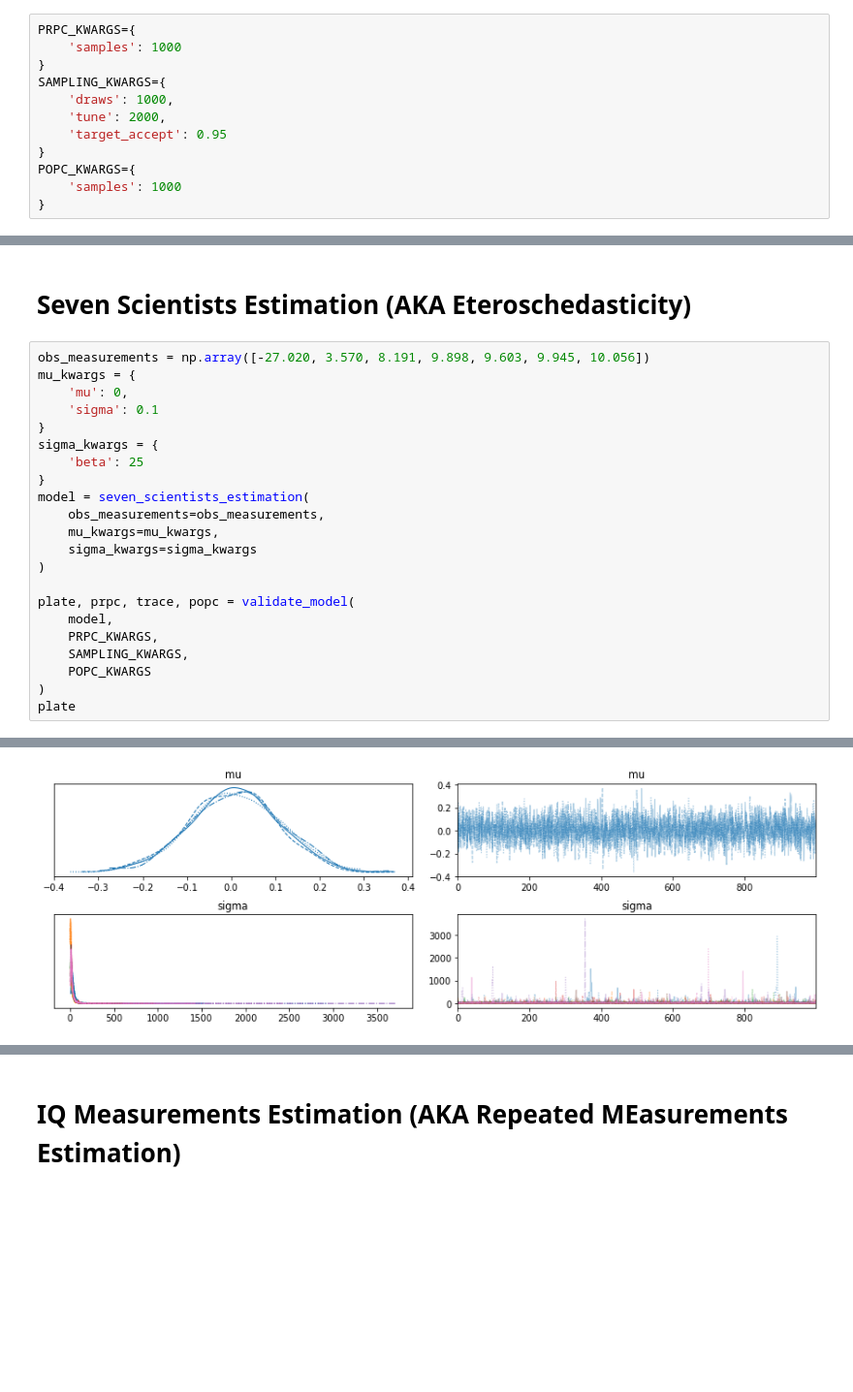
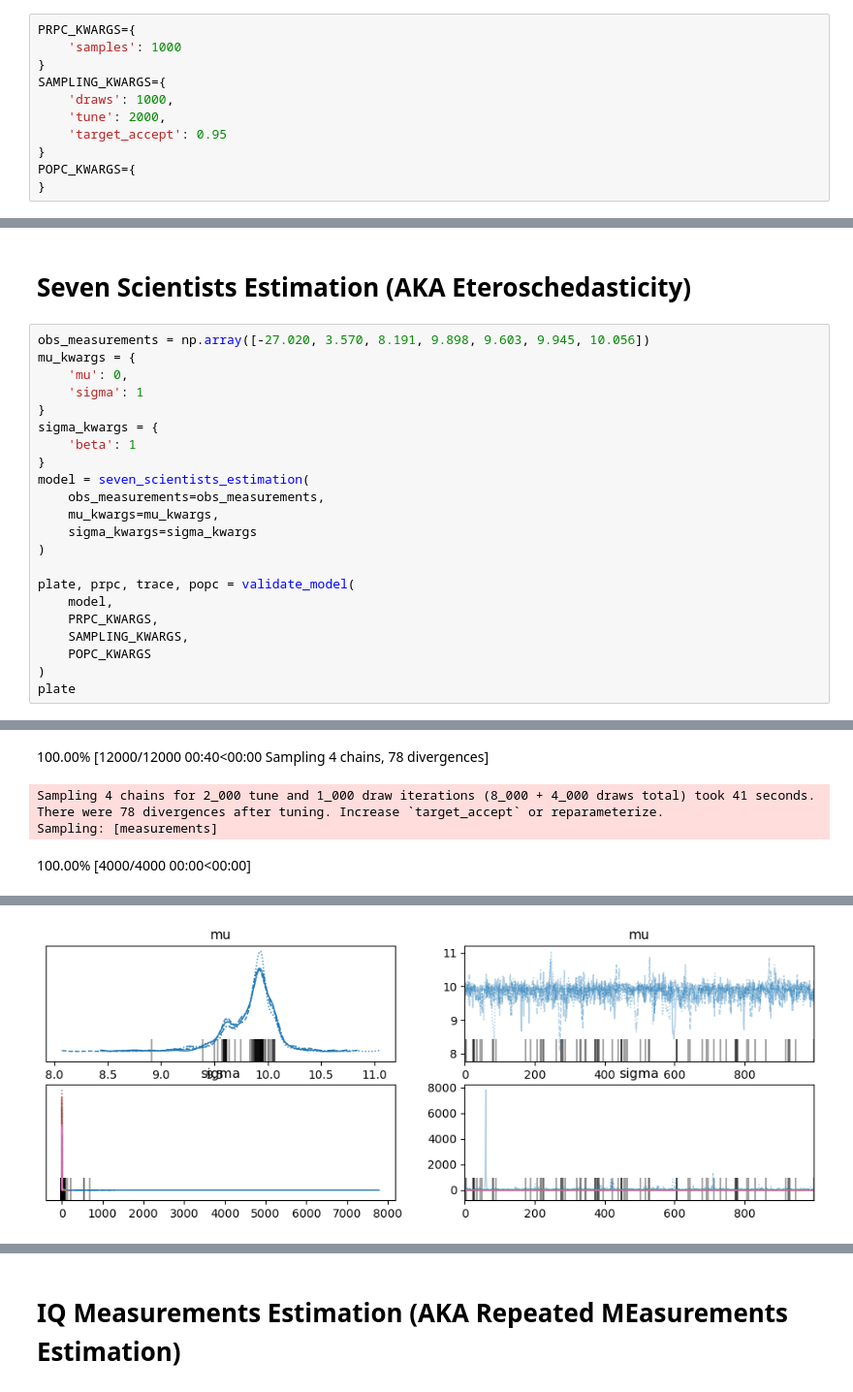
Before and after one commit to vb690/learning_bayes, a Jupyter notebook: books/bayesian_cognitive_modelling/chapter_4.ipynb, the cells around one changed output, grey strips where cells are left out. Shown at 97% size. Saved outputs shown, nothing was run; the diff lists cells and outputs as text; blank space fills up the shorter version.

```diff
--- a/books/bayesian_cognitive_modelling/chapter_4.ipynb
+++ b/books/bayesian_cognitive_modelling/chapter_4.ipynb
@@ -19,7 +22,6 @@ SAMPLING_KWARGS={
     'target_accept': 0.95
 }
 POPC_KWARGS={
-    'samples': 1000
 }
 # %% [markdown]
 # Gaussian Estimation
@@ -73,10 +77,10 @@ visualize_samples(
 obs_measurements = np.array([-27.020, 3.570, 8.191, 9.898, 9.603, 9.945, 10.056])
 mu_kwargs = {
     'mu': 0,
-    'sigma': 0.1
+    'sigma': 1
 }
 sigma_kwargs = {
-    'beta': 25
+    'beta': 1
 }
 model = seven_scientists_estimation(
     obs_measurements=obs_measurements,
@@ -98,0 +104,5 @@ NUTS: [sigma, mu]
+100.00% [12000/12000 00:40<00:00 Sampling 4 chains, 78 divergences]
+Sampling 4 chains for 2_000 tune and 1_000 draw iterations (8_000 + 4_000 draws total) took 41 seconds.
+There were 78 divergences after tuning. Increase `target_accept` or reparameterize.
+Sampling: [measurements]
+100.00% [4000/4000 00:00<00:00]
@@ -103,4 +110,4 @@ Sampling 4 chains for 2_000 tune and 1_000 draw iterations (8_000 + 4_000 draws
-[figure, old version]
+[figure, new version]
 # %%
 visualize_samples(
     observed=obs_measurements,
```
Also changed, not shown: parts of 8 cells of this notebook, 17 other files.
